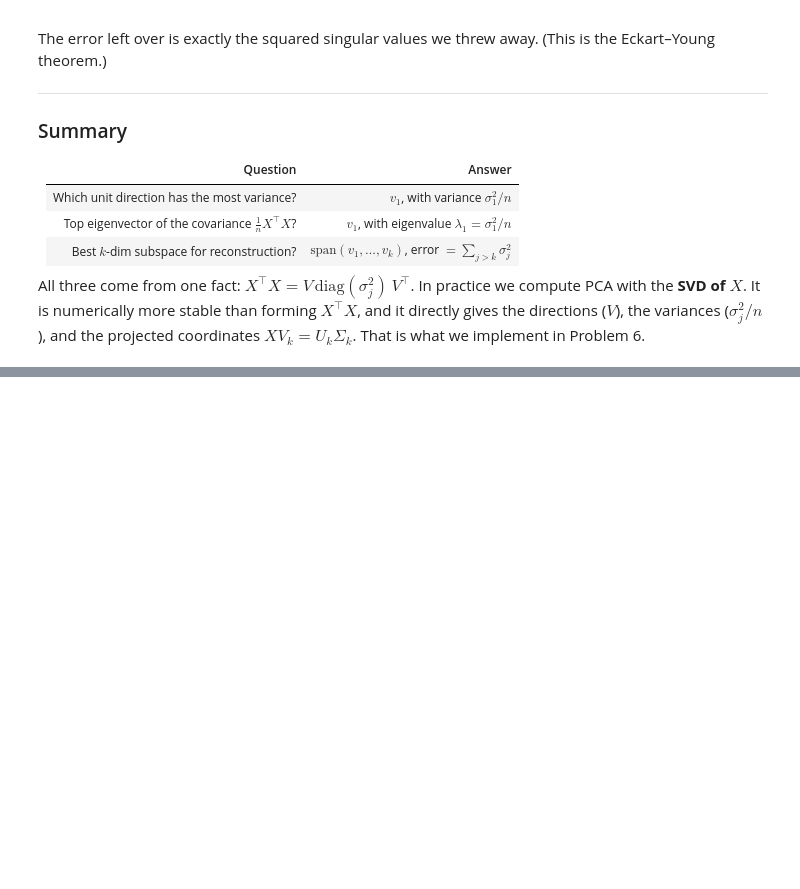
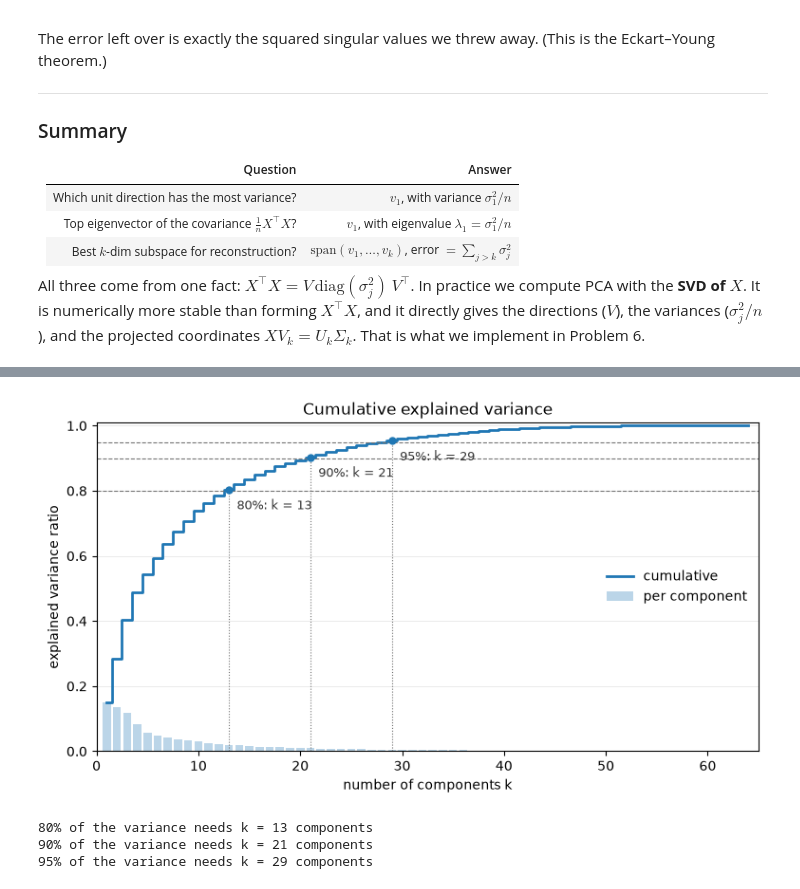
Before and after one commit to bartox12/analysis-of-unstructured-data, a Jupyter notebook: list01/list1.ipynb, the cells around one changed output, grey strips where cells are left out. Cells and saved outputs as stored; diff of their text form; code cells hidden in the pictures; blank space fills up the shorter version.

```diff
--- a/list01/list1.ipynb
+++ b/list01/list1.ipynb
@@ -310,0 +380,15 @@ All three come from one fact: $X^\top X = V\,\mathrm{diag}(\sigma_j^2)\,V^\top$.
+# %%
+import matplotlib.pyplot as plt
+import numpy as np
+
+from src.data import load_digits_features
+from src.pca import PCA, compare_with_sklearn, n_components_for_variance, theory_checks
+from src.plotting import (
+    plot_2d_embedding,
+    plot_components_as_images,
+    plot_cumulative_explained_variance,
+)
+
+X, y = load_digits_features()
+print(f"X: shape {X.shape}, dtype {X.dtype}")
+print(f"y: shape {y.shape}, dtype {y.dtype}, classes {np.unique(y).tolist()}")
@@ -310,0 +398,6 @@ All three come from one fact: $X^\top X = V\,\mathrm{diag}(\sigma_j^2)\,V^\top$.
+# %%
+pca = PCA().fit(X)
+
+comparison = compare_with_sklearn(X)
+assert comparison["passes"].all(), comparison[~comparison["passes"]]
+comparison
@@ -310,0 +423,12 @@ All three come from one fact: $X^\top X = V\,\mathrm{diag}(\sigma_j^2)\,V^\top$.
+# %%
+evr = pca.explained_variance_ratio_
+fig = plot_cumulative_explained_variance(evr, thresholds=(0.8, 0.9, 0.95))
+plt.show()
+
+for t in (0.8, 0.9, 0.95):
+    print(f"{t:.0%} of the variance needs k = {n_components_for_variance(evr, t)} components")
+# %% [output]
+[figure, added]
+80% of the variance needs k = 13 components
+90% of the variance needs k = 21 components
+95% of the variance needs k = 29 components
```
Also changed, not shown: parts of 30 cells of this notebook, 17 other files.
